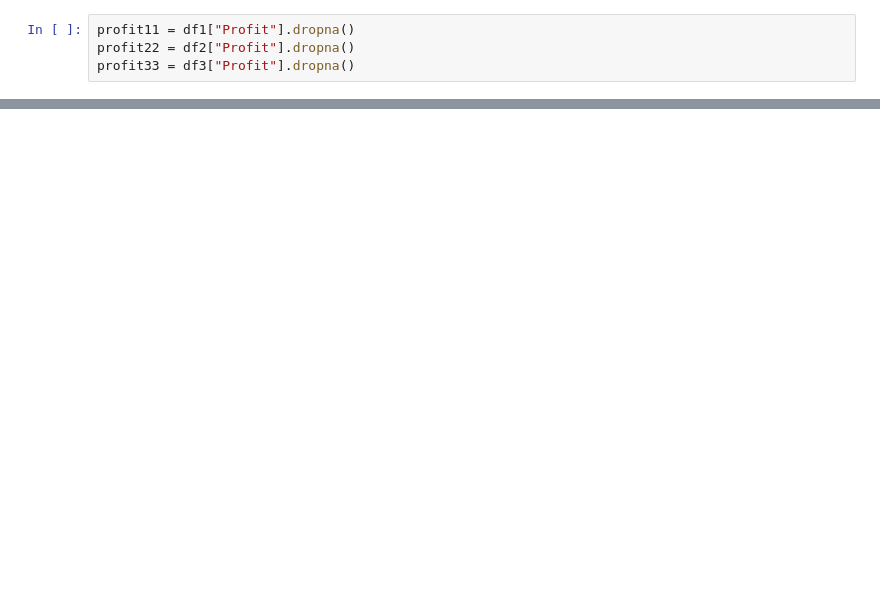
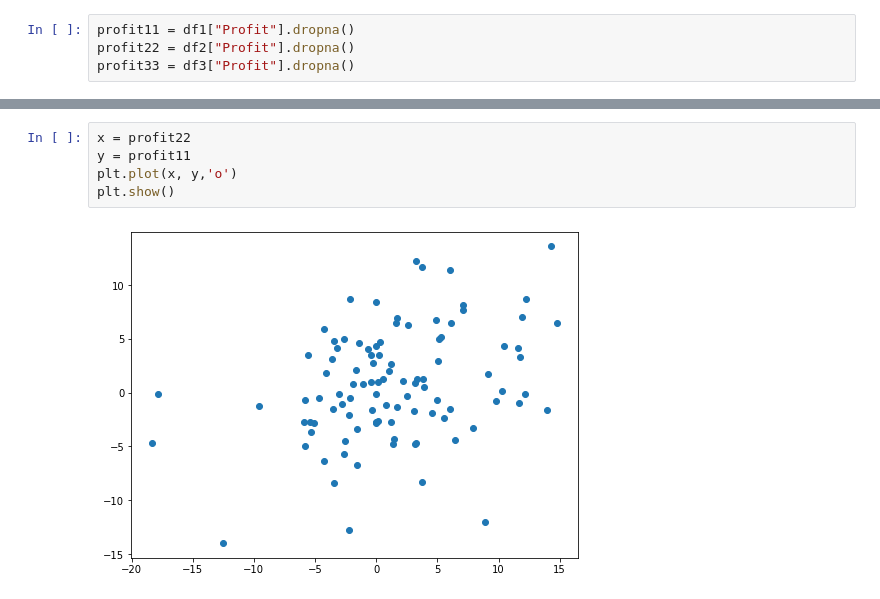
Before and after one commit to Vladimir-Nikolaev-HSE/Project, a Jupyter notebook: Project.ipynb, the cells around one changed output, grey strips where cells are left out. Saved outputs shown, nothing was run; the diff lists cells and outputs as text; blank space fills up the shorter version.

```diff
--- a/Project.ipynb
+++ b/Project.ipynb
@@ -297,0 +300,7 @@ array([[ 0.0460977 , -0.01200249, -0.0126667 ],
+# %%
+x = profit22
+y = profit11
+plt.plot(x, y,'o')
+plt.show()
+# %% [output]
+[figure, added]
```
Also changed, not shown: parts of 39 cells of this notebook.
